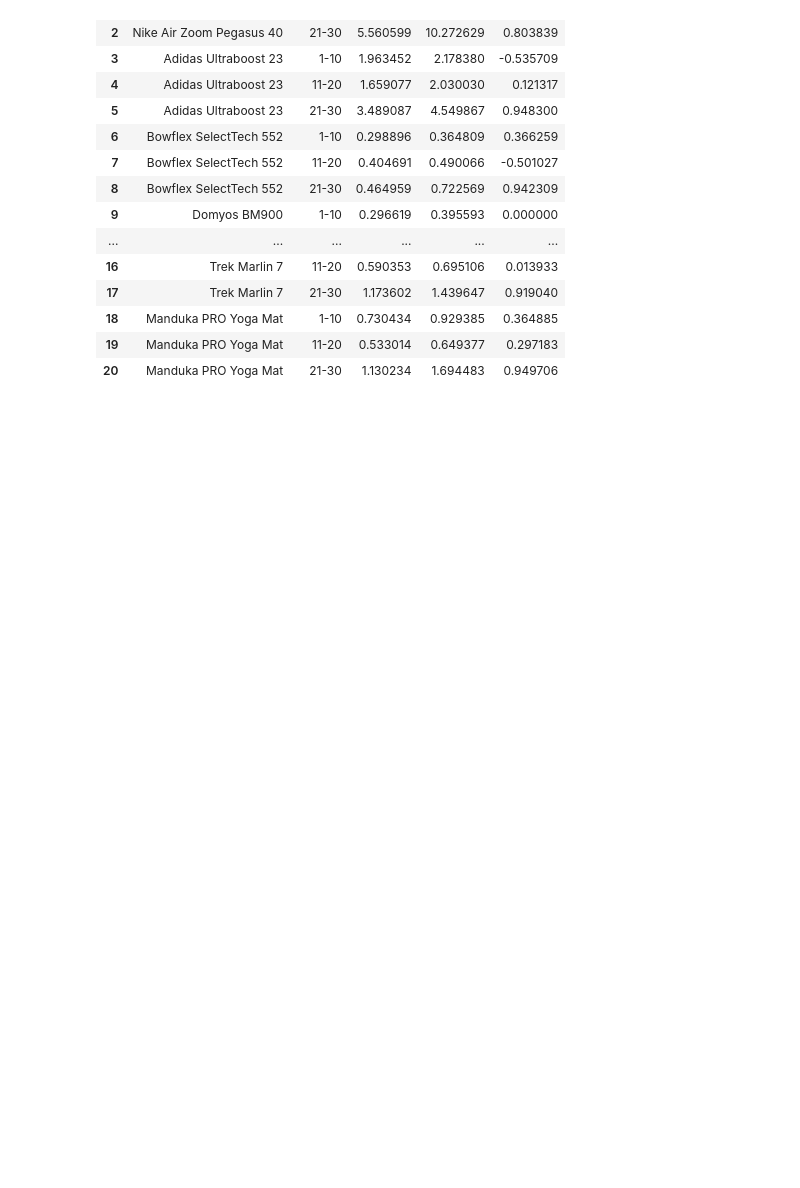
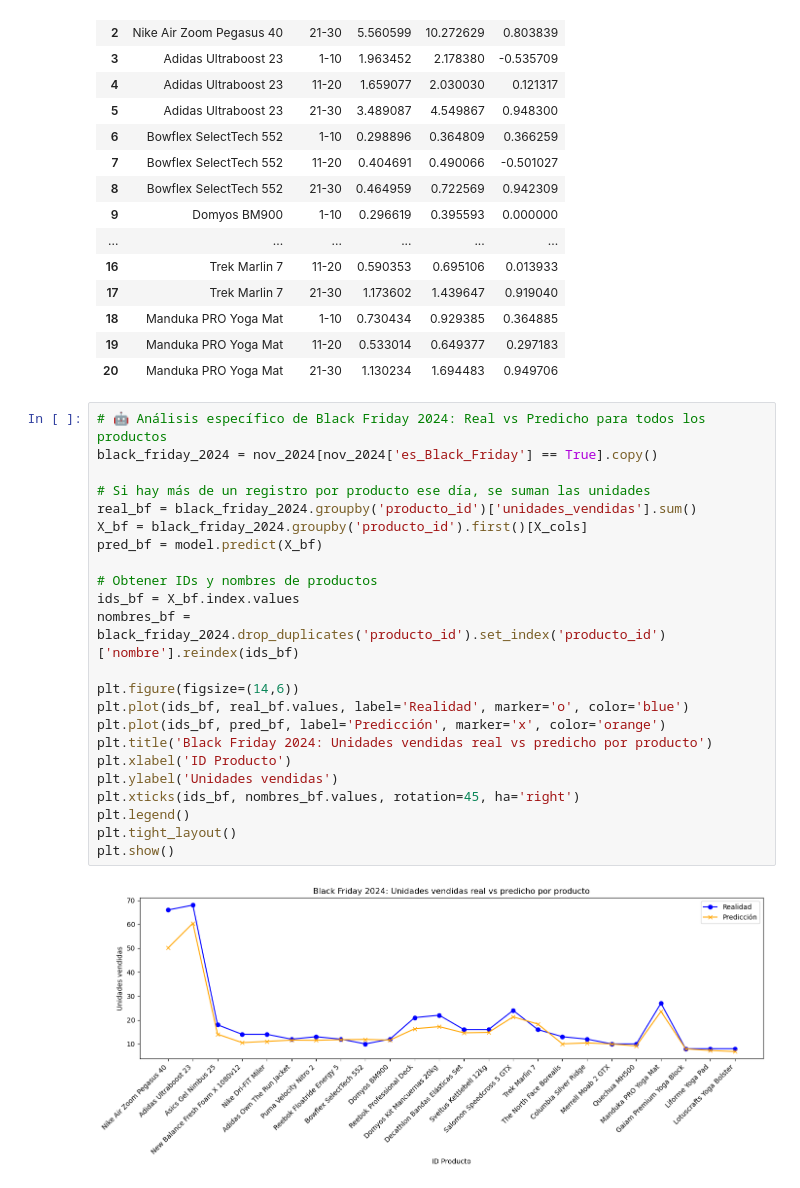
Before and after one commit to patricia-perdomo/FORECASTINGVENTAS, a Jupyter notebook: notebooks/Entrenamiento.ipynb, the cells around one changed output. Cells and saved outputs as stored; diff of their text form; blank space fills up the shorter version.

```diff
--- a/notebooks/Entrenamiento.ipynb
+++ b/notebooks/Entrenamiento.ipynb
@@ -782,3 +785,28 @@ display(metricas_df)
 | 18 | Manduka PRO Yoga Mat | 1-10 | 0.730434 | 0.929385 | 0.364885 |
 | 19 | Manduka PRO Yoga Mat | 11-20 | 0.533014 | 0.649377 | 0.297183 |
 | 20 | Manduka PRO Yoga Mat | 21-30 | 1.130234 | 1.694483 | 0.949706 |
+# %%
+# 🤖 Análisis específico de Black Friday 2024: Real vs Predicho para todos los productos
+black_friday_2024 = nov_2024[nov_2024['es_Black_Friday'] == True].copy()
+
+# Si hay más de un registro por producto ese día, se suman las unidades
+real_bf = black_friday_2024.groupby('producto_id')['unidades_vendidas'].sum()
+X_bf = black_friday_2024.groupby('producto_id').first()[X_cols]
+pred_bf = model.predict(X_bf)
+
+# Obtener IDs y nombres de productos
+ids_bf = X_bf.index.values
+nombres_bf = black_friday_2024.drop_duplicates('producto_id').set_index('producto_id')['nombre'].reindex(ids_bf)
+
+plt.figure(figsize=(14,6))
+plt.plot(ids_bf, real_bf.values, label='Realidad', marker='o', color='blue')
+plt.plot(ids_bf, pred_bf, label='Predicción', marker='x', color='orange')
+plt.title('Black Friday 2024: Unidades vendidas real vs predicho por producto')
+plt.xlabel('ID Producto')
+plt.ylabel('Unidades vendidas')
+plt.xticks(ids_bf, nombres_bf.values, rotation=45, ha='right')
+plt.legend()
+plt.tight_layout()
+plt.show()
+# %% [output]
+[figure, added]
```
Also changed, not shown: parts of 6 cells of this notebook.
